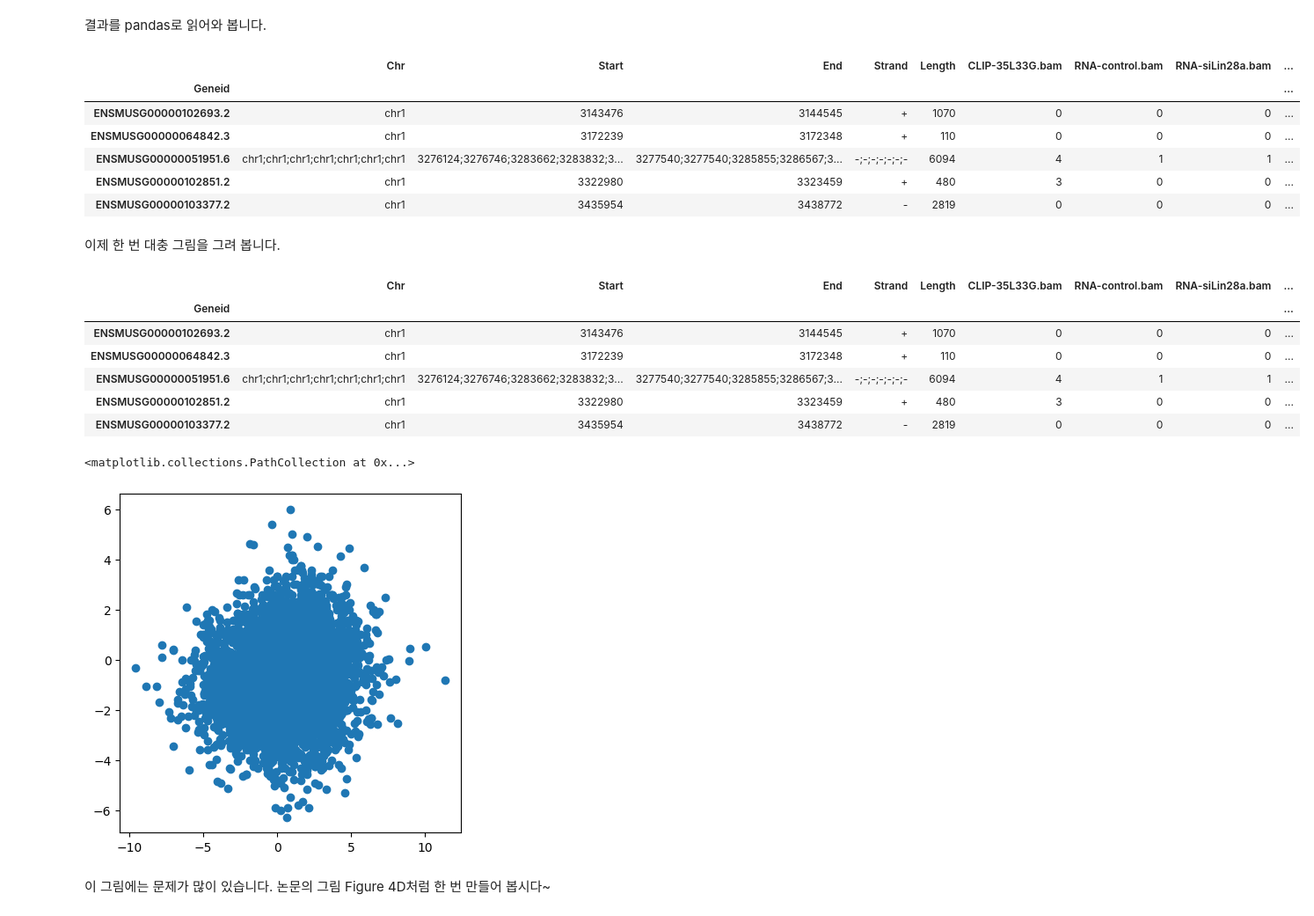
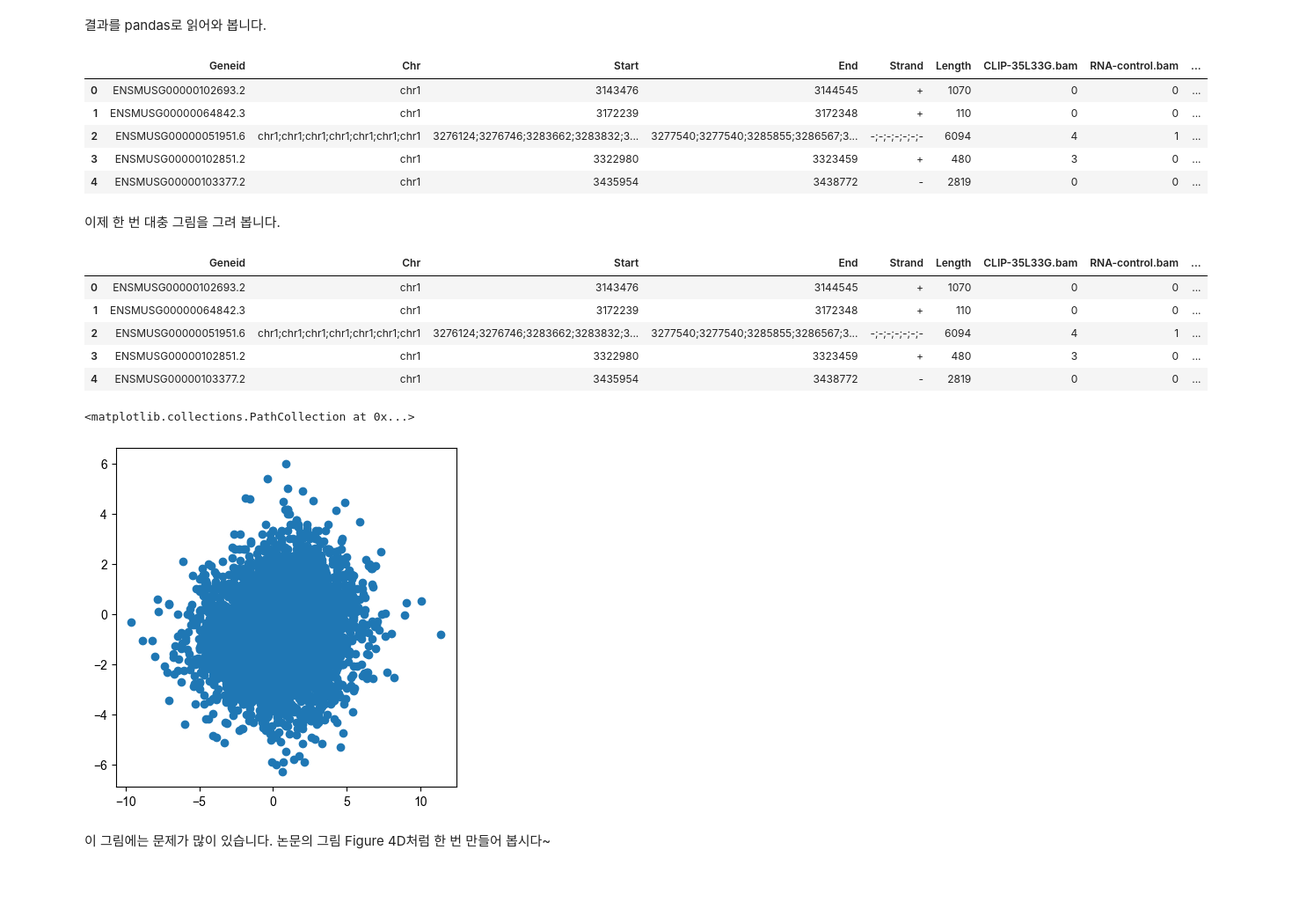
Before and after one commit to young5454/SNU-BI1, a Jupyter notebook: CoLab_TermProj_2024_1.ipynb, the cells around one changed output. Shown: that part at 88% size. Cells and saved outputs as stored; diff of their text form; code cells hidden in the pictures; blank space fills up the shorter version.

```diff
--- a/CoLab_TermProj_2024_1.ipynb
+++ b/CoLab_TermProj_2024_1.ipynb
@@ -222,16 +222,15 @@ total size is 6453006489  speedup is 1.00
 결과를 pandas로 읽어와 봅니다.
 # %%
 import pandas as pd
-cnts = pd.read_csv('read-counts.txt', sep='\t', comment='#', index_col=0)
+cnts = pd.read_csv('read-counts.txt', sep='\t')
 cnts.head()
 # %% [output]
-|  | Chr | Start | End | Strand | Length | CLIP-35L33G.bam | RNA-control.bam | RNA-siLin28a.bam | ... |
-| Geneid |  |  |  |  |  |  |  |  | ... |
-| ENSMUSG00000102693.2 | chr1 | 3143476 | 3144545 | + | 1070 | 0 | 0 | 0 | ... |
-| ENSMUSG00000064842.3 | chr1 | 3172239 | 3172348 | + | 110 | 0 | 0 | 0 | ... |
-| ENSMUSG00000051951.6 | chr1;chr1;chr1;chr1;chr1;chr1;chr1 | 3276124;3276746;3283662;3283832;3... | 3277540;3277540;3285855;3286567;3... | -;-;-;-;-;-;- | 6094 | 4 | 1 | 1 | ... |
-| ENSMUSG00000102851.2 | chr1 | 3322980 | 3323459 | + | 480 | 3 | 0 | 0 | ... |
-| ENSMUSG00000103377.2 | chr1 | 3435954 | 3438772 | - | 2819 | 0 | 0 | 0 | ... |
+|  | Geneid | Chr | Start | End | Strand | Length | CLIP-35L33G.bam | RNA-control.bam | ... |
+| 0 | ENSMUSG00000102693.2 | chr1 | 3143476 | 3144545 | + | 1070 | 0 | 0 | ... |
+| 1 | ENSMUSG00000064842.3 | chr1 | 3172239 | 3172348 | + | 110 | 0 | 0 | ... |
+| 2 | ENSMUSG00000051951.6 | chr1;chr1;chr1;chr1;chr1;chr1;chr1 | 3276124;3276746;3283662;3283832;3... | 3277540;3277540;3285855;3286567;3... | -;-;-;-;-;-;- | 6094 | 4 | 1 | ... |
+| 3 | ENSMUSG00000102851.2 | chr1 | 3322980 | 3323459 | + | 480 | 3 | 0 | ... |
+| 4 | ENSMUSG00000103377.2 | chr1 | 3435954 | 3438772 | - | 2819 | 0 | 0 | ... |
 # %% [markdown]
 이제 한 번 대충 그림을 그려 봅니다.
 # %%
@@ -239,13 +238,12 @@ cnts['clip_enrichment'] = cnts['CLIP-35L33G.bam'] / cnts['RNA-control.bam']
 cnts['rden_change'] = (cnts['RPF-siLin28a.bam'] / cnts['RNA-siLin28a.bam']) / (cnts['RPF-siLuc.bam'] / cnts['RNA-siLuc.bam'])
 cnts.head()
 # %% [output]
-|  | Chr | Start | End | Strand | Length | CLIP-35L33G.bam | RNA-control.bam | RNA-siLin28a.bam | ... |
-| Geneid |  |  |  |  |  |  |  |  | ... |
-| ENSMUSG00000102693.2 | chr1 | 3143476 | 3144545 | + | 1070 | 0 | 0 | 0 | ... |
-| ENSMUSG00000064842.3 | chr1 | 3172239 | 3172348 | + | 110 | 0 | 0 | 0 | ... |
-| ENSMUSG00000051951.6 | chr1;chr1;chr1;chr1;chr1;chr1;chr1 | 3276124;3276746;3283662;3283832;3... | 3277540;3277540;3285855;3286567;3... | -;-;-;-;-;-;- | 6094 | 4 | 1 | 1 | ... |
-| ENSMUSG00000102851.2 | chr1 | 3322980 | 3323459 | + | 480 | 3 | 0 | 0 | ... |
-| ENSMUSG00000103377.2 | chr1 | 3435954 | 3438772 | - | 2819 | 0 | 0 | 0 | ... |
+|  | Geneid | Chr | Start | End | Strand | Length | CLIP-35L33G.bam | RNA-control.bam | ... |
+| 0 | ENSMUSG00000102693.2 | chr1 | 3143476 | 3144545 | + | 1070 | 0 | 0 | ... |
+| 1 | ENSMUSG00000064842.3 | chr1 | 3172239 | 3172348 | + | 110 | 0 | 0 | ... |
+| 2 | ENSMUSG00000051951.6 | chr1;chr1;chr1;chr1;chr1;chr1;chr1 | 3276124;3276746;3283662;3283832;3... | 3277540;3277540;3285855;3286567;3... | -;-;-;-;-;-;- | 6094 | 4 | 1 | ... |
+| 3 | ENSMUSG00000102851.2 | chr1 | 3322980 | 3323459 | + | 480 | 3 | 0 | ... |
+| 4 | ENSMUSG00000103377.2 | chr1 | 3435954 | 3438772 | - | 2819 | 0 | 0 | ... |
 # %%
 from matplotlib import pyplot as plt
 import numpy as np
@@ -255,7 +253,7 @@ ax.scatter(np.log2(cnts['clip_enrichment']),
            np.log2(cnts['rden_change']))
 # %% [output]
 <matplotlib.collections.PathCollection at 0x...>
-[figure, old version]
+[figure, new version]
 # %% [markdown]
 이 그림에는 문제가 많이 있습니다. 논문의 그림 Figure 4D처럼 한 번 만들어 봅시다~
 # %%
```
Also changed, not shown: parts of 6 cells of this notebook.
